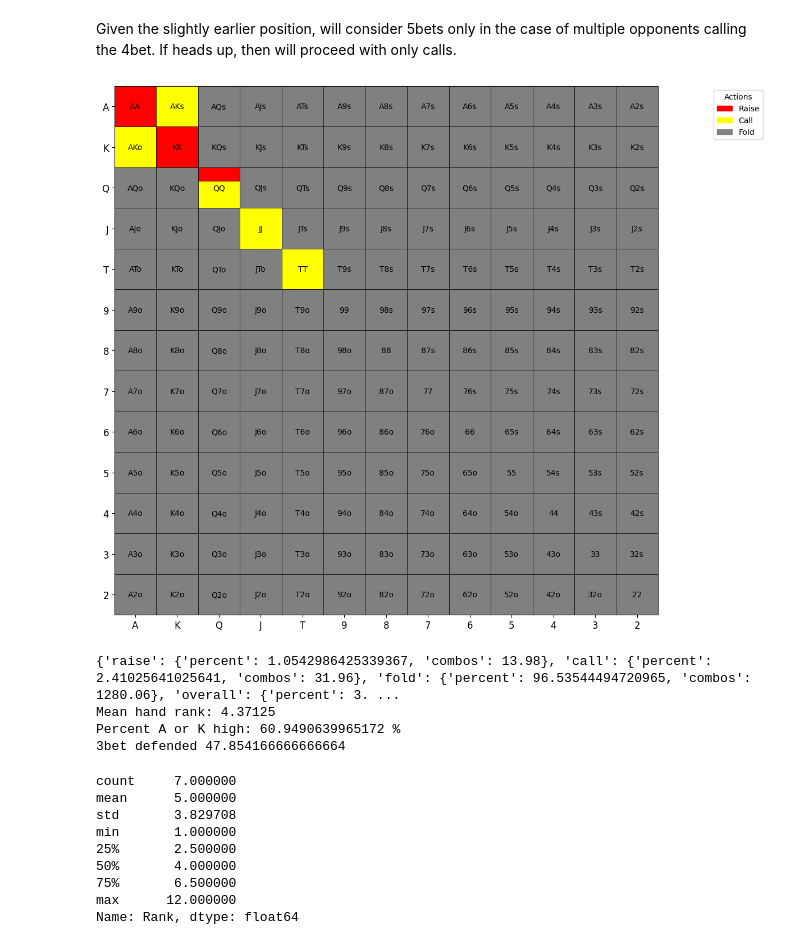
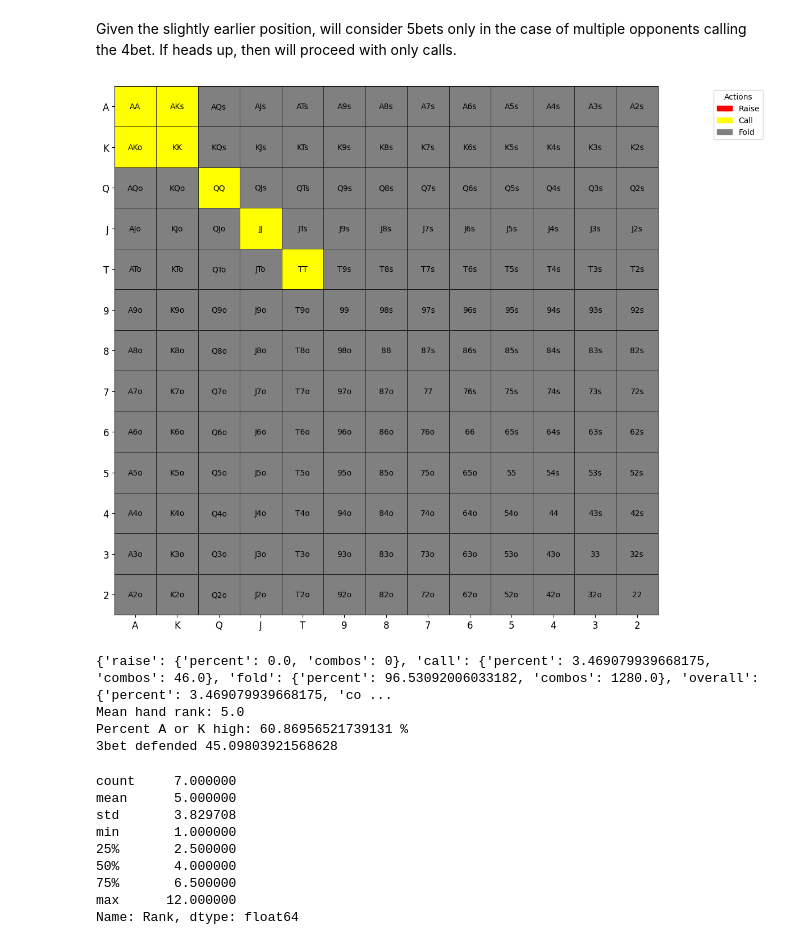
Before and after one commit to KunaalAgarwal/poker_analysis, a Jupyter notebook: src/lj_ranges.ipynb, the cells around one changed output. Drawn from its saved outputs; the diff is of its cells as text; code cells hidden in the pictures.

```diff
--- a/src/lj_ranges.ipynb
+++ b/src/lj_ranges.ipynb
@@ -250,8 +250,8 @@ open_response_range = {
     "JJ": {"raise": 1.0, "call": 0.0},
     "TT": {"raise": 1.0, "call": 0.0},
     "99": {"raise": 1.0, "call": 0.0},
-    "88": {"raise": 0.0, "call": 2/3},
-    "77": {"raise": 0.0, "call": 0.5},
+    "88": {"raise": 1/6, "call": 2/3},
+    "77": {"raise": 1/6, "call": 0.5},
     "66": {"raise": 0.0, "call": 0.0},
     "55": {"raise": 0.0, "call": 0.0},
     "44": {"raise": 0.0, "call": 0.0},
@@ -305,10 +305,10 @@ open_response_range = {
     "T9s": {"raise": 0.5, "call": 0.5}, # 3bet semi bluff
     "T8s": {"raise": 0.0, "call": 0.0},
 
-    "98s": {"raise": 0.0, "call": 0.5},
+    "98s": {"raise": 0.5, "call": 0.5},
     "97s": {"raise": 0.0, "call": 0.0},
 
-    "87s": {"raise": 0.0, "call": 1/3},
+    "87s": {"raise": 0.5, "call": 0.5},
     "86s": {"raise": 0.0, "call": 0.0},
 
     "76s": {"raise": 0.0, "call": 0.0},
@@ -358,9 +358,9 @@ Given the slightly earlier position, will consider 5bets only in the case of mul
 # %%
 response_4bet_range = {
     # Pairs
-    "AA": {"raise": 1.0, "call": 0.0},
-    "KK": {"raise": 1.0, "call": 0.0},
-    "QQ": {"raise": 0.33, "call": 0.66},
+    "AA": {"raise": 0.0, "call": 1.0},
+    "KK": {"raise": 0.0, "call": 1.0},
+    "QQ": {"raise": 0.0, "call": 1.0},
     "JJ": {"raise": 0, "call": 1.0},
     "TT": {"raise": 0, "call": 1.0},
     "99": {"raise": 0, "call": 0.0},
@@ -373,38 +373,38 @@ response_4bet_range = {
 
     "AKo": {"raise": 0.0, "call": 1.0},
     "AQo": {"raise": 0.0, "call": 0.0},
     "AJo": {"raise": 0.0, "call": 0.0},
     "ATo": {"raise": 0.0, "call": 0.0},
 
     "KQs": {"raise": 0.0, "call": 0.0},
     "KJs": {"raise": 0.0, "call": 0.0},
 
     "KQo": {"raise": 0.0, "call": 0.0},
 
     "QJs": {"raise": 0.0, "call": 0.0},
     "JTs": {"raise": 0.0, "call": 0.0},
 }
 
 response_4bet = range_construction.generate_range(response_4bet_range, '../ranges/lj_ranges/lj_4!response')
 response_4bet_distribution = range_construction.range_hand_distribution(response_4bet_range)
 response_4bet_percent_by_actions = range_construction.range_percent_by_all_actions(response_4bet_range)
 response_4bet_mean_hand_rank = range_construction.average_range_rank(response_4bet_range)
 
 print(response_4bet_percent_by_actions)
 print(f'Mean hand rank: {response_4bet_mean_hand_rank}')
 print(f'Percent A or K high: {range_construction.percent_range_high_card(response_4bet_range)} %')
 
 defended_3bet = 100*(response_4bet_percent_by_actions['overall']['combos'] / open_response_percent_by_actions['raise']['combos'])
 print(f'3bet defended {defended_3bet}')
 
 response_4bet_distribution[1].to_csv('../ranges/lj_ranges/lj_response_4bet_distribution.csv')
 response_4bet_distribution[0]
 # %% [output]
-[figure, old version]
+[figure, new version]
-{'raise': {'percent': 1.0542986425339367, 'combos': 13.98}, 'call': {'percent': 2.41025641025641, 'combos': 31.96}, 'fold': {'percent': 96.53544494720965, 'combos': 1280.06}, 'overall': {'percent': 3. ...
-Mean hand rank: 4.37125
-Percent A or K high: 60.9490639965172 %
-3bet defended 47.854166666666664
+{'raise': {'percent': 0.0, 'combos': 0}, 'call': {'percent': 3.469079939668175, 'combos': 46.0}, 'fold': {'percent': 96.53092006033182, 'combos': 1280.0}, 'overall': {'percent': 3.469079939668175, 'co ...
+Mean hand rank: 5.0
+Percent A or K high: 60.86956521739131 %
+3bet defended 45.09803921568628
 count     7.000000
 mean      5.000000
 std       3.829708
```
Also changed, not shown: parts of 3 cells of this notebook, 18 other files.
